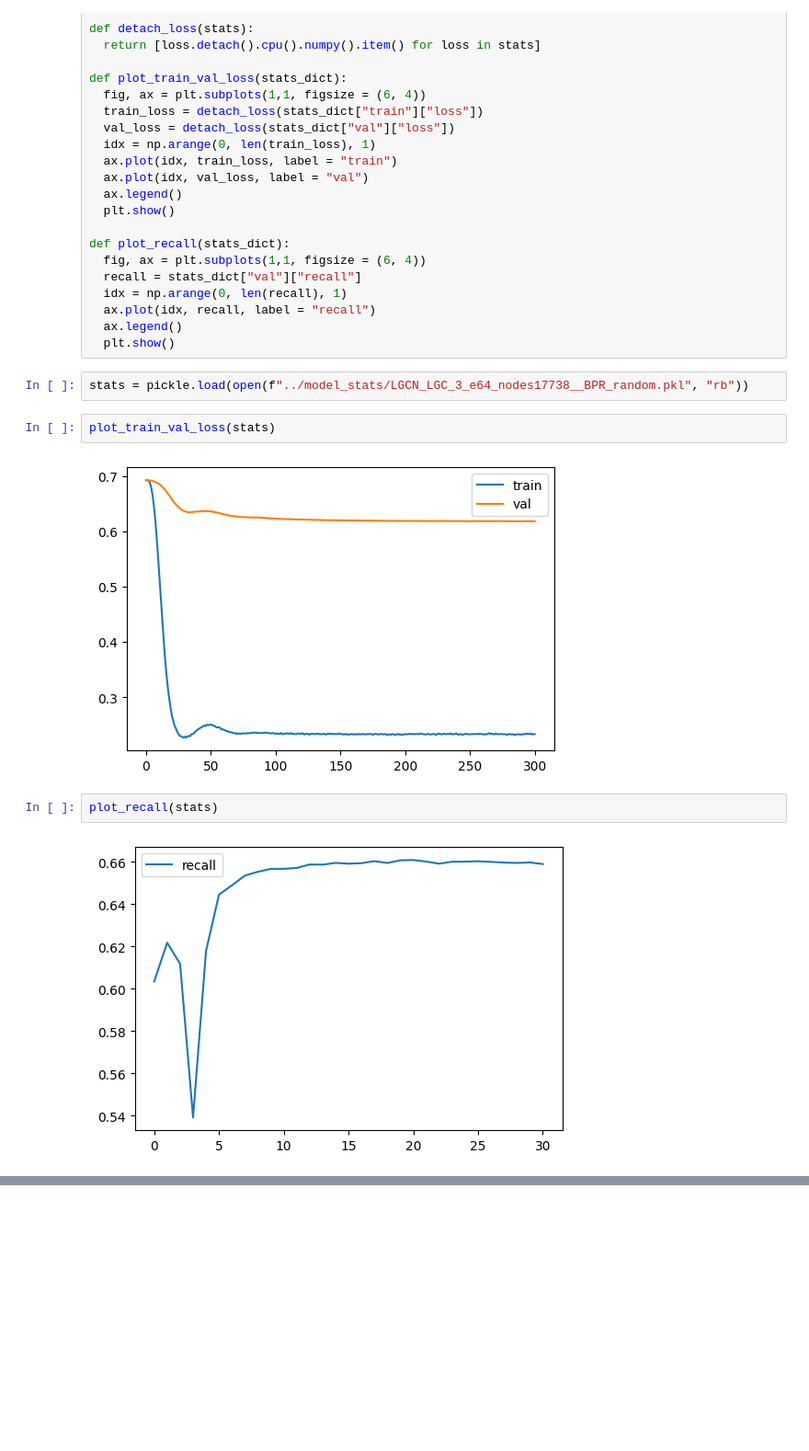
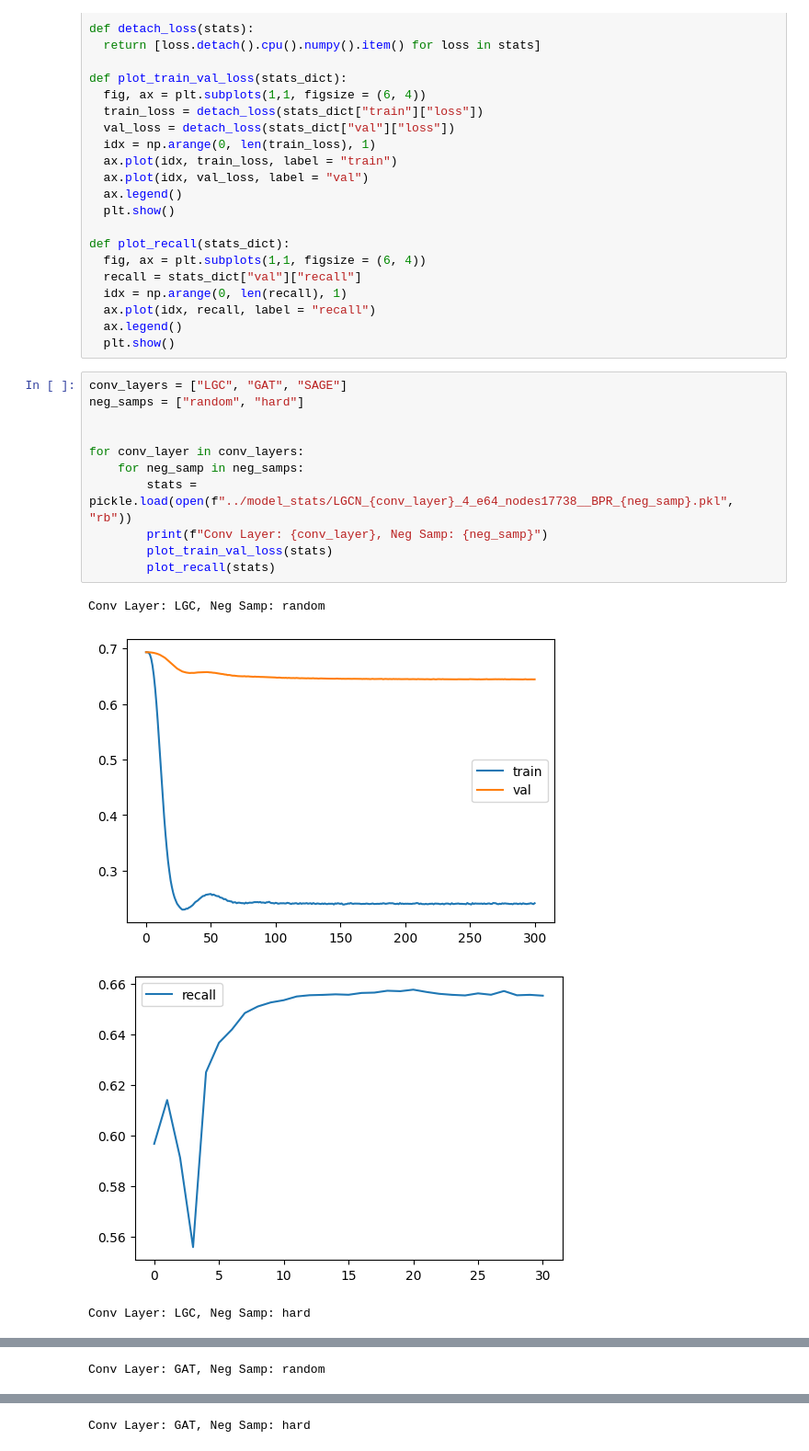
Before and after one commit to YunYunSeoJANG/BookGNN, a Jupyter notebook: notebook/plot_graph.ipynb, the cells around one changed output, grey strips where cells are left out. Shown at 92% size. Drawn from its saved outputs; the diff is of its cells as text; blank space fills up the shorter version.

Commit message:
add training results on 6 cases

```diff
--- a/notebook/plot_graph.ipynb
+++ b/notebook/plot_graph.ipynb
@@ -23,13 +23,19 @@ def plot_recall(stats_dict):
   ax.plot(idx, recall, label = "recall")
   ax.legend()
   plt.show()
-# %%
-stats = pickle.load(open(f"../model_stats/LGCN_LGC_3_e64_nodes17738__BPR_random.pkl", "rb"))
-# %%
-plot_train_val_loss(stats)
-# %% [output]
-[figure, removed]
-# %%
-plot_recall(stats)
-# %% [output]
-[figure, removed]
+# %%
+conv_layers = ["LGC", "GAT", "SAGE"]
+neg_samps = ["random", "hard"]
+
+
+for conv_layer in conv_layers:
+    for neg_samp in neg_samps:
+        stats = pickle.load(open(f"../model_stats/LGCN_{conv_layer}_4_e64_nodes17738__BPR_{neg_samp}.pkl", "rb"))
+        print(f"Conv Layer: {conv_layer}, Neg Samp: {neg_samp}")
+        plot_train_val_loss(stats)
+        plot_recall(stats)
+# %% [output]
+Conv Layer: LGC, Neg Samp: random
+[figure, added]
+[figure, added]
+Conv Layer: LGC, Neg Samp: hard
@@ -35,0 +44 @@ plot_recall(stats)
+Conv Layer: GAT, Neg Samp: random
@@ -35,0 +47 @@ plot_recall(stats)
+Conv Layer: GAT, Neg Samp: hard
```
Also changed, not shown: parts of 1 cell of this notebook.
